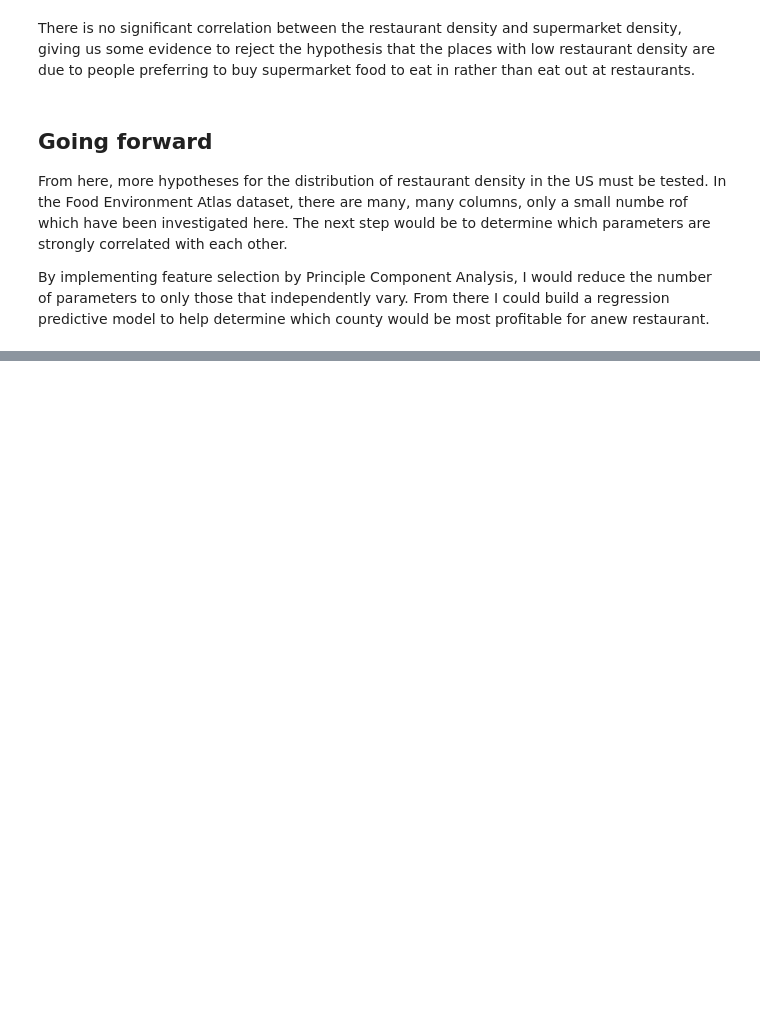
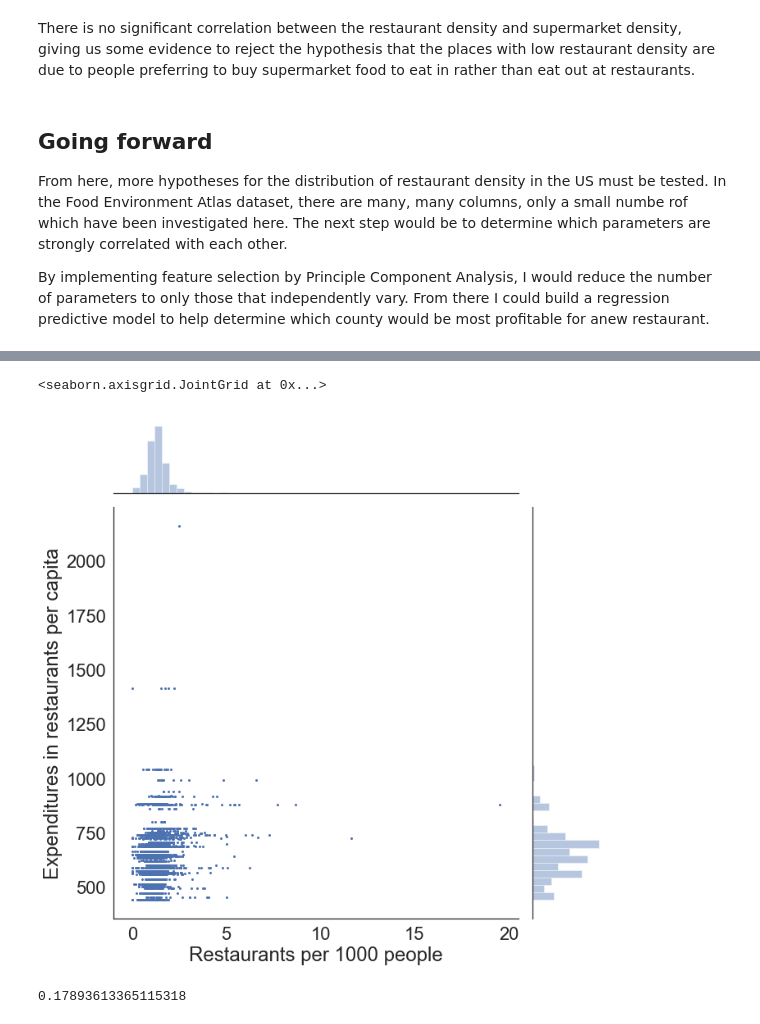
Before and after one commit to Mallcock1/TDI2020-challenge-section1, a Jupyter notebook: TDI project proposal.ipynb, the cells around one changed output, grey strips where cells are left out. Saved outputs shown, nothing was run; the diff lists cells and outputs as text; code cells hidden in the pictures; blank space fills up the shorter version.

```diff
--- a/TDI project proposal.ipynb
+++ b/TDI project proposal.ipynb
@@ -265,0 +304,18 @@ By implementing feature selection by Principle Component Analysis, I would reduc
+# %%
+sns.set(style="white", font_scale = 2)
+# sns.set(font_scale = 2)
+g = sns.jointplot(x='tot_per_1000pop14', y='PC_FSRSALES12', data=df_FEA_prs, s=4, height=10)
+# g.ax_joint.set_xscale('log')
+# g.ax_joint.set_yscale('log')
+
+g.set_axis_labels("Restaurants per 1000 people", "Expenditures in restaurants per capita")
+# g.set_xlabel("Restaurants per 1000 people", fontsize=20)
+# g.set_title("Histogram of restaurant density in US counties", fontsize=30, pad=20)
+# %% [output]
+<seaborn.axisgrid.JointGrid at 0x...>
+[figure, added]
+# %%
+# Calculate correlation coefficient.
+df_FEA_prs['tot_per_1000pop14'].corr(df_FEA_prs['PC_FSRSALES12'])
+# %% [output]
+0.17893613365115318
```
Also changed, not shown: parts of 8 cells of this notebook, 1 other file.
